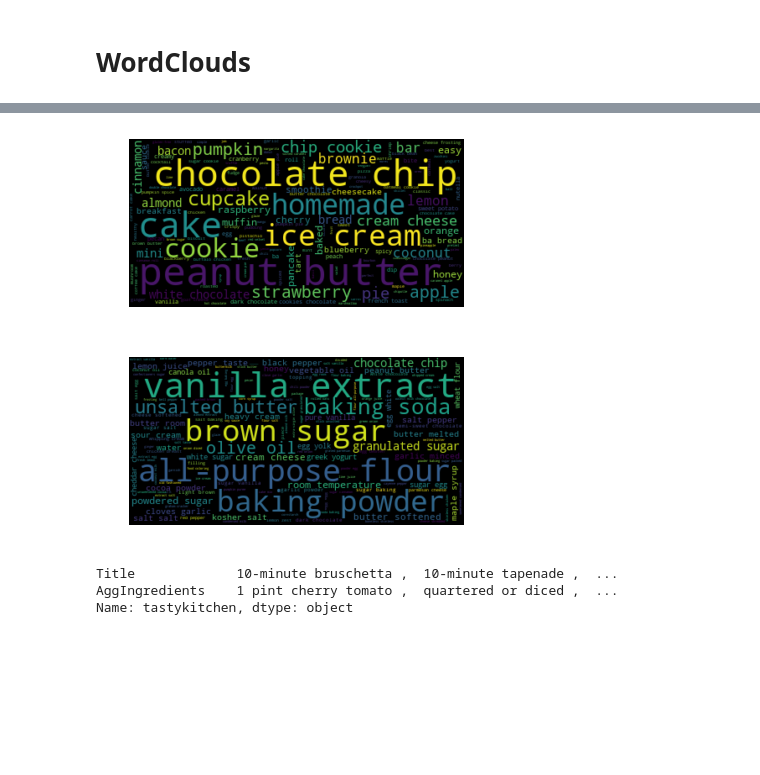
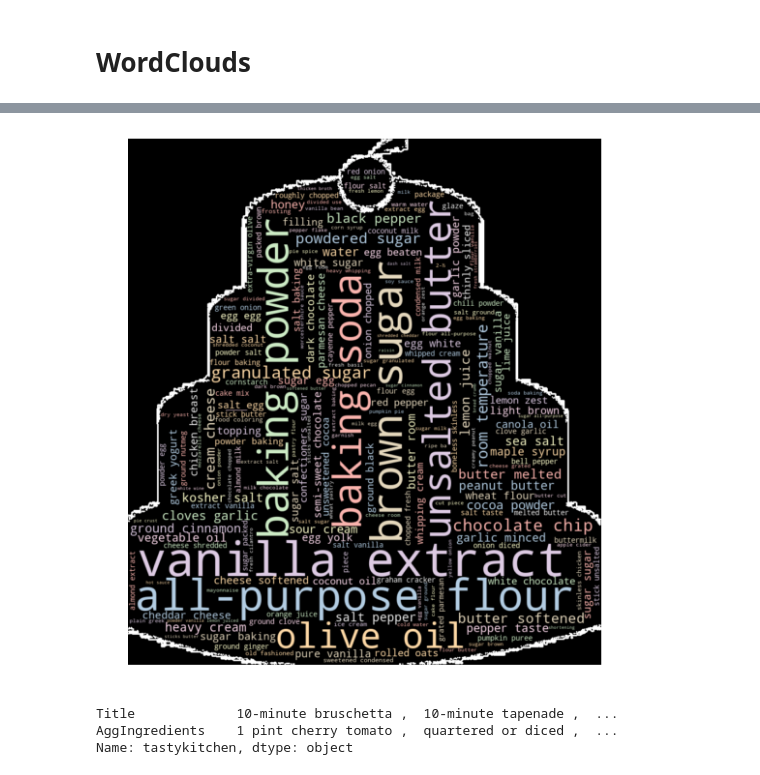
Before and after one commit to nemasobhani/Nutrition-from-Web-Scraped-Recipes, a Jupyter notebook: WordClouds.ipynb, the cells around one changed output, grey strips where cells are left out. Saved outputs shown, nothing was run; the diff lists cells and outputs as text; code cells hidden in the pictures; blank space fills up the shorter version.

Commit message:
Presentation Image Work

```diff
--- a/WordClouds.ipynb
+++ b/WordClouds.ipynb
@@ -252,7 +333,7 @@ chicken_mask = np.array(Image.open("Img/Chicken.jpg"))
 # %%
 #swap number 0 to 255
 def transform_format(val):
-    if val == 0:
+    if val == 255:
         return 255
     else:
-        return val
+        return 1
@@ -267,3 +340,28 @@ for i in range(len(chicken_mask)):
+# %%
+#Sometimes the mask needs to be transformed?
+#Transform your mask into a new one that will work with the function:
+sp_mask_trans = np.ndarray((sp_mask.shape[0],sp_mask.shape[1]), np.int32)
+
+for i in range(len(sp_mask)):
+    for j in range(len(sp_mask[i])):
+        sp_mask_trans[i][j] = transform_format(sp_mask[i][j])
+# %%
+#Sometimes the mask needs to be transformed?
+#Transform your mask into a new one that will work with the function:
+bowl_mask_trans = np.ndarray((bowl_mask.shape[0],bowl_mask.shape[1]), np.int32)
+
+for i in range(len(bowl_mask)):
+    for j in range(len(bowl_mask[i])):
+        bowl_mask_trans[i][j] = transform_format(bowl_mask[i][j])
+# %%
+#Sometimes the mask needs to be transformed?
+#Transform your mask into a new one that will work with the function:
+cake_mask_trans = np.ndarray((cake_mask.shape[0],cake_mask.shape[1],cake_mask.shape[2]), np.int32)
+
+for i in range(len(cake_mask)):
+    for j in range(len(cake_mask[i])):
+        for k in range(len(cake_mask[i][j])):
+            cake_mask_trans[i][j][k] = transform_format(cake_mask[i][j][k])
 # %%
 wb_topsum
 # %%
@@ -276,11 +374,10 @@ CSS = """
 #div.cell:nth-child(5)
 HTML('<style>{}</style>'.format(CSS))
 # %%
-wc('tastykitchen','Title')
-wc('tastykitchen','AggIngredients')
+# wc('tastykitchen','Title', cake_mask_trans)
+wc('tastykitchen','AggIngredients', cake_mask_trans)
 # %% [output]
-[figure, old version]
+[figure, new version]
-[figure, removed]
 # %%
 # wc('tastykitchen')
 ingredients.loc['tastykitchen',['Title','AggIngredients']]
```
Also changed, not shown: parts of 12 cells of this notebook, 15 other files.
